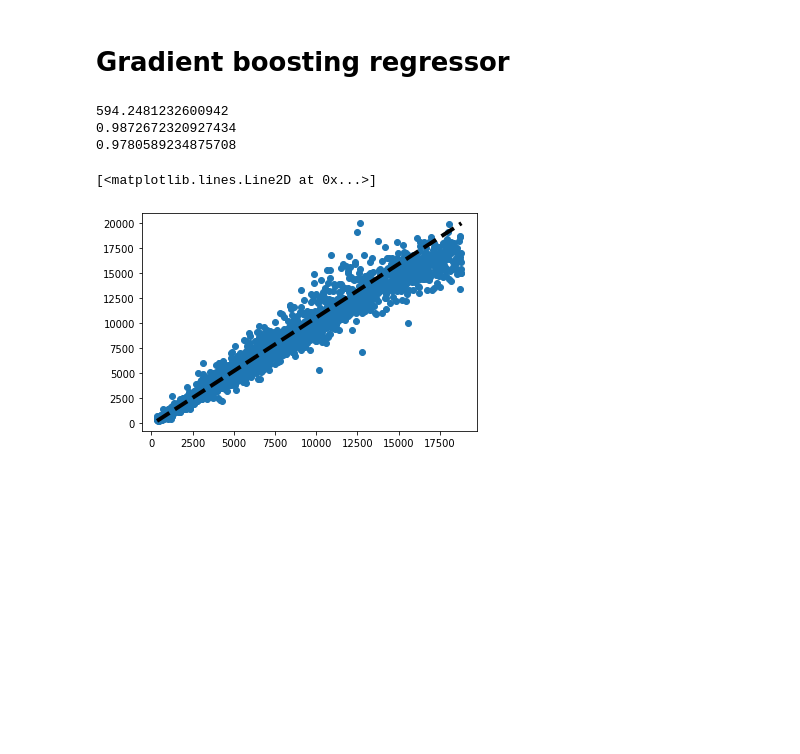
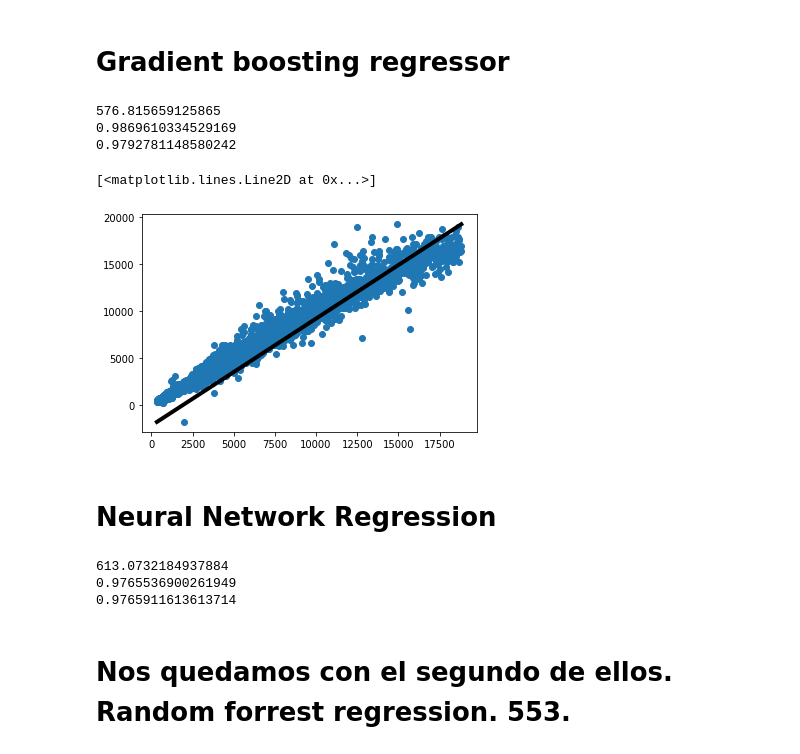
Before and after one commit to CarlosSanzDGP/DiamondsPrediction, a Jupyter notebook: trainning.ipynb, the cells around one changed output. Drawn from its saved outputs; the diff is of its cells as text; code cells hidden in the pictures; blank space fills up the shorter version.

```diff
--- a/trainning.ipynb
+++ b/trainning.ipynb
@@ -54,7 +54,7 @@ X_traind, X_testd, y_traind, y_testd = train_test_split(Xd, yd, test_size=0.2)
 # %% [markdown]
 # Nearest Neighbour
 # %%
-neighd = KNeighborsRegressor(n_neighbors=6, weights= "distance", p = 1)
+neighd = KNeighborsRegressor(n_neighbors=5, weights= "distance", p = 1)
 neighd.fit(X_traind, y_traind)
 y_predd = neighd.predict(X_testd)
 print(mean_squared_error(y_testd, y_predd, squared = False))
@@ -96,12 +96,13 @@ print(train_score)
 test_score = regd.score(X_testd, y_testd)
 print(test_score)
 # %% [output]
-594.2481232600942
-0.9872672320927434
-0.9780589234875708
+576.815659125865
+0.9869610334529169
+0.9792781148580242
 # %%
+#regular
 plt.pyplot.scatter(y_testd,GBRd)
-plt.pyplot.plot([y_testd.min(), y_testd.max()], [GBRd.min(), GBRd.max()], 'k--', lw=4)
+plt.pyplot.plot([y_testd.min(), y_testd.max()], [GBRd.min(), GBRd.max()], 'k-', lw=4)
 # %% [output]
 [<matplotlib.lines.Line2D at 0x...>]
-[figure, old version]
+[figure, new version]
@@ -109,0 +109,12 @@ plt.pyplot.plot([y_testd.min(), y_testd.max()], [GBRd.min(), GBRd.max()], 'k--',
+# %% [markdown]
+# Neural Network Regression
+# %%
+Neu_Ntwk= MLPRegressor(random_state=0, max_iter= 500, solver = "adam").fit(X_traind, y_traind)
+y_predNtwk = Neu_Ntwk.predict(X_testd)
+print(mean_squared_error(y_testd, y_predNtwk, squared = False))
+print(Neu_Ntwk.score(X_traind, y_traind))
+print(Neu_Ntwk.score(X_testd, y_testd))
+# %% [output]
+613.0732184937884
+0.9765536900261949
+0.9765911613613714
@@ -109,0 +123,2 @@ plt.pyplot.plot([y_testd.min(), y_testd.max()], [GBRd.min(), GBRd.max()], 'k--',
+# %% [markdown]
+# Nos quedamos con el segundo de ellos. Random forrest regression. 553.
```
Also changed, not shown: parts of 13 cells of this notebook.
